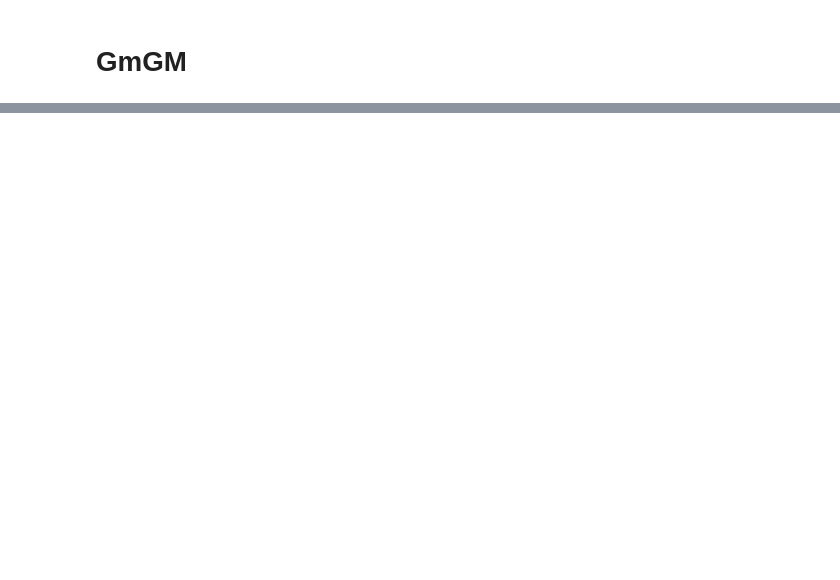
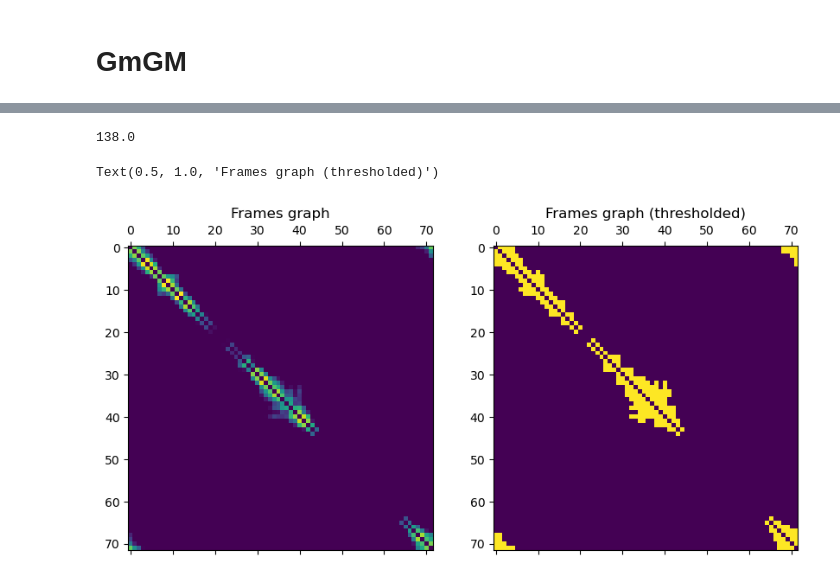
Before and after one commit to BaileyAndrew/Strong-Product-Model, a Jupyter notebook: coil.ipynb, the cells around one changed output, grey strips where cells are left out. Drawn from its saved outputs; the diff is of its cells as text; code cells hidden in the pictures; blank space fills up the shorter version.

```diff
--- a/coil.ipynb
+++ b/coil.ipynb
@@ -262,0 +303,15 @@ Text(0.5, 1.0, 'Within-frames pixel graph (thresholded)')
+# %%
+dataset_tera = GmGM.Dataset(
+    dataset={'obj1': data_flattened['obj1'] - data_flattened['obj1'].mean()},
+    structure={
+        'obj1': (f'frame', f'pixel')
+    },
+    batch_axes=None
+)
+results_tera = bg.TeraLasso(
+    dataset_tera,
+    beta=0.128,
+    use_nonparanormal_skeptic=False,
+    tol=1e-3
+)
+results_tera
@@ -262,0 +332,28 @@ Text(0.5, 1.0, 'Within-frames pixel graph (thresholded)')
+# %%
+# Create a random graph
+resmatrix_tera = np.abs(results_tera.precision_matrices['frame'].toarray())
+np.fill_diagonal(resmatrix_tera, 0)
+
+# Keep only the top 144 of the edges
+print((resmatrix_tera != 0).sum() / 2)
+
+fig, (ax1, ax2) = plt.subplots(ncols=2, figsize=(10, 5))
+ax1.matshow(resmatrix_tera)
+ax1.set_title("Frames graph")
+resmatrix_tera[resmatrix_tera != 0] = 1
+ax2.matshow(resmatrix_tera)
+ax2.set_title("Frames graph (thresholded)")
+
+# for (i, j), z in np.ndenumerate(frames_res):
+#     ax1.text(
+#         j,
+#         i,
+#         '{:0.1f}'.format(z),
+#         ha='center',
+#         va='center',
+#         bbox=dict(boxstyle='round', facecolor='white', edgecolor='0.3')
+#     )
+# %% [output]
+138.0
+Text(0.5, 1.0, 'Frames graph (thresholded)')
+[figure, added]
```
Also changed, not shown: parts of 10 cells of this notebook, 3 other files.
